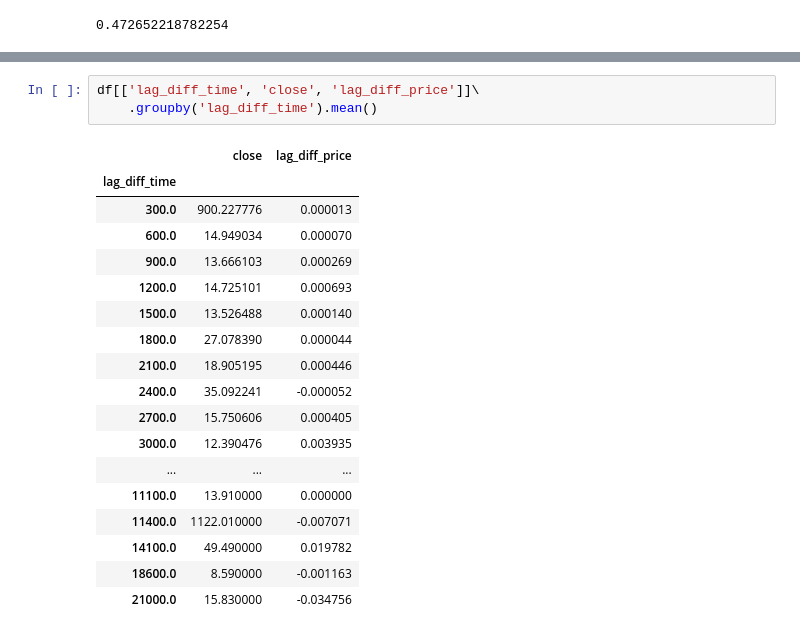
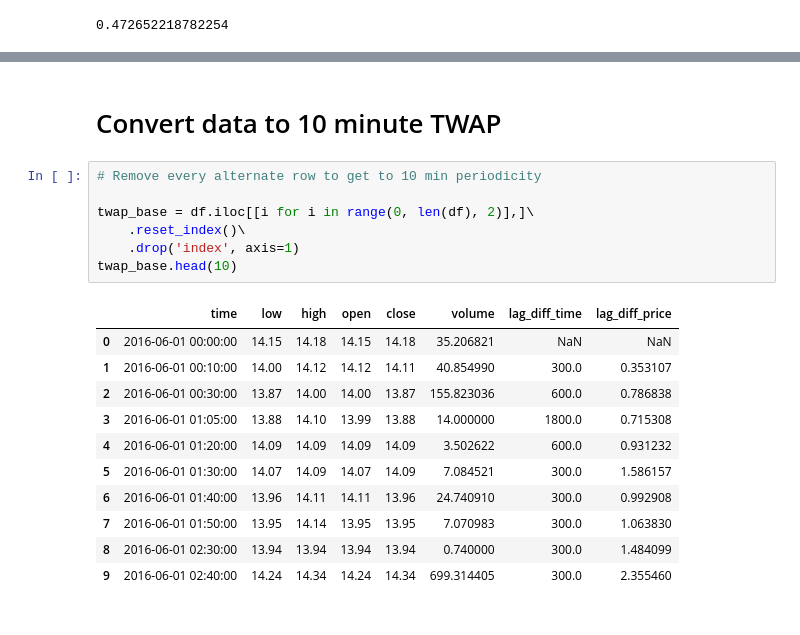
Before and after one commit to overlay-market/overlay-risk, a Jupyter notebook: notebooks/data_fetch_and_prep.ipynb, the cells around one changed output, grey strips where cells are left out. Saved outputs shown, nothing was run; the diff lists cells and outputs as text.

```diff
--- a/notebooks/data_fetch_and_prep.ipynb
+++ b/notebooks/data_fetch_and_prep.ipynb
@@ -256,22 +184,21 @@ df[['lag_diff_time', 'close']]\
-# %%
-df[['lag_diff_time', 'close', 'lag_diff_price']]\
-    .groupby('lag_diff_time').mean()
-# %% [output]
-|  | close | lag_diff_price |
-| lag_diff_time |  |  |
-| 300.0 | 900.227776 | 0.000013 |
-| 600.0 | 14.949034 | 0.000070 |
-| 900.0 | 13.666103 | 0.000269 |
-| 1200.0 | 14.725101 | 0.000693 |
-| 1500.0 | 13.526488 | 0.000140 |
-| 1800.0 | 27.078390 | 0.000044 |
-| 2100.0 | 18.905195 | 0.000446 |
-| 2400.0 | 35.092241 | -0.000052 |
-| 2700.0 | 15.750606 | 0.000405 |
-| 3000.0 | 12.390476 | 0.003935 |
-| ... | ... | ... |
-| 11100.0 | 13.910000 | 0.000000 |
-| 11400.0 | 1122.010000 | -0.007071 |
-| 14100.0 | 49.490000 | 0.019782 |
-| 18600.0 | 8.590000 | -0.001163 |
-| 21000.0 | 15.830000 | -0.034756 |
+# %% [markdown]
+# Convert data to 10 minute TWAP
+# %%
+# Remove every alternate row to get to 10 min periodicity
+
+twap_base = df.iloc[[i for i in range(0, len(df), 2)],]\
+    .reset_index()\
+    .drop('index', axis=1)
+twap_base.head(10)
+# %% [output]
+|  | time | low | high | open | close | volume | lag_diff_time | lag_diff_price |
+| 0 | 2016-06-01 00:00:00 | 14.15 | 14.18 | 14.15 | 14.18 | 35.206821 | NaN | NaN |
+| 1 | 2016-06-01 00:10:00 | 14.00 | 14.12 | 14.12 | 14.11 | 40.854990 | 300.0 | 0.353107 |
+| 2 | 2016-06-01 00:30:00 | 13.87 | 14.00 | 14.00 | 13.87 | 155.823036 | 600.0 | 0.786838 |
+| 3 | 2016-06-01 01:05:00 | 13.88 | 14.10 | 13.99 | 13.88 | 14.000000 | 1800.0 | 0.715308 |
+| 4 | 2016-06-01 01:20:00 | 14.09 | 14.09 | 14.09 | 14.09 | 3.502622 | 600.0 | 0.931232 |
+| 5 | 2016-06-01 01:30:00 | 14.07 | 14.09 | 14.07 | 14.09 | 7.084521 | 300.0 | 1.586157 |
+| 6 | 2016-06-01 01:40:00 | 13.96 | 14.11 | 14.11 | 13.96 | 24.740910 | 300.0 | 0.992908 |
+| 7 | 2016-06-01 01:50:00 | 13.95 | 14.14 | 13.95 | 13.95 | 7.070983 | 300.0 | 1.063830 |
+| 8 | 2016-06-01 02:30:00 | 13.94 | 13.94 | 13.94 | 13.94 | 0.740000 | 300.0 | 1.484099 |
+| 9 | 2016-06-01 02:40:00 | 14.24 | 14.34 | 14.24 | 14.34 | 699.314405 | 300.0 | 2.355460 |
```
Also changed, not shown: parts of 34 cells of this notebook.
